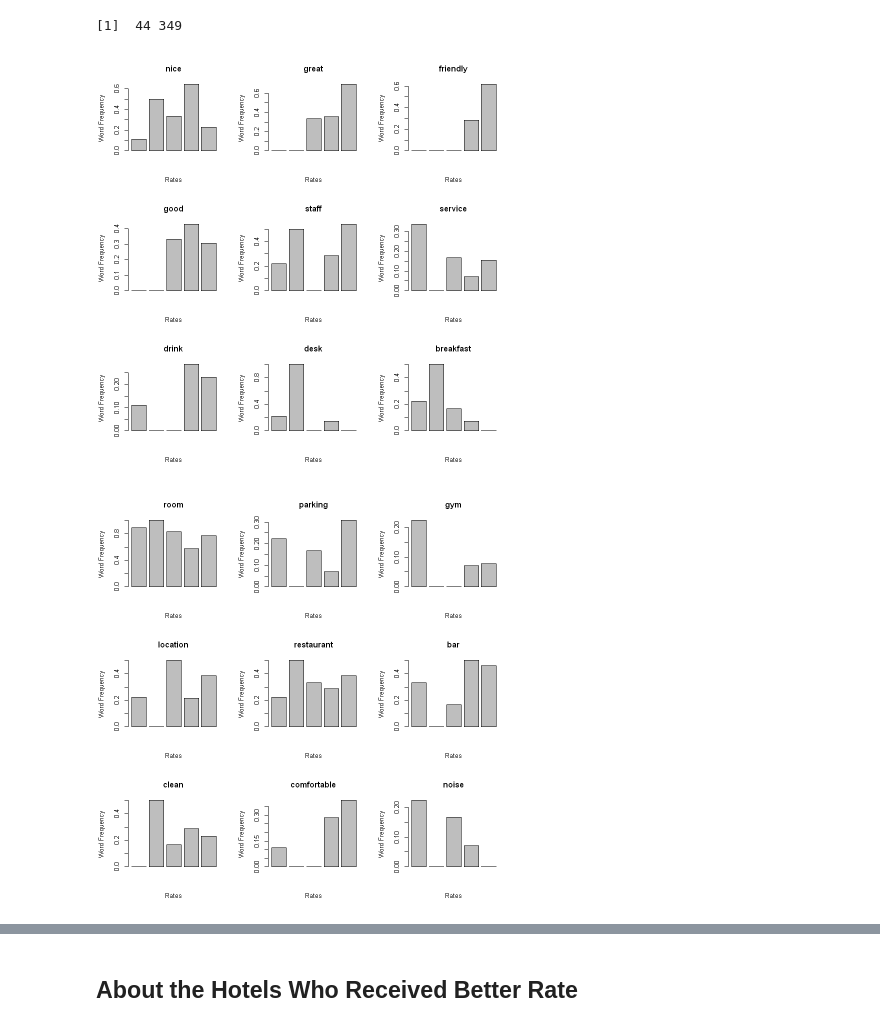
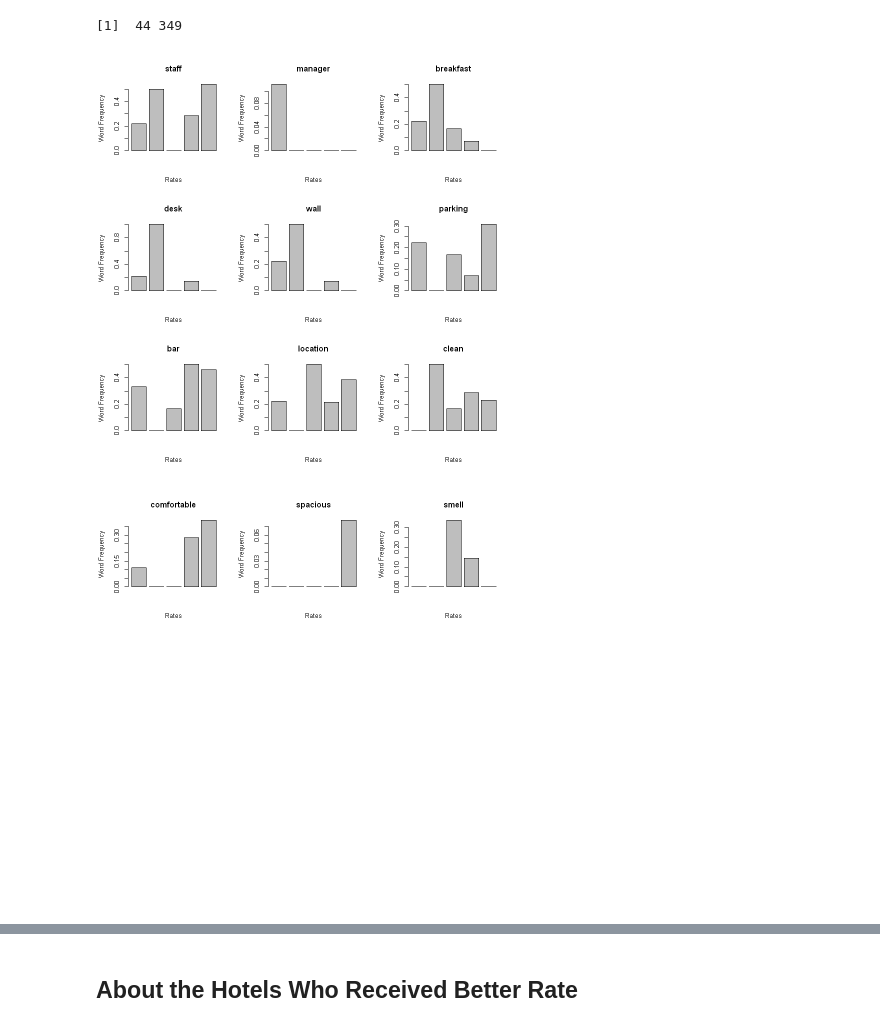
Before and after one commit to cocofreefarm/Module3, a Jupyter notebook: Analysis.ipynb, the cells around one changed output, grey strips where cells are left out. Drawn from its saved outputs; the diff is of its cells as text; code cells hidden in the pictures.

```diff
--- a/Analysis.ipynb
+++ b/Analysis.ipynb
@@ -744,29 +751,21 @@ barplot(Frequency, xlab = "Rates", ylab = "Word Frequency", main=ind)
 }
 # %%
 par(mfrow=c(3,3))
-word.ac.frequency("nice")
-word.ac.frequency("great")
-word.ac.frequency("friendly")
-word.ac.frequency("good")
+word.ac.frequency("staff")
+word.ac.frequency("manager")
+word.ac.frequency("breakfast")
+word.ac.frequency("desk")
 
-word.ac.frequency("staff")
-word.ac.frequency("service")
-word.ac.frequency("drink")
-word.ac.frequency("desk")
-word.ac.frequency("breakfast")
+word.ac.frequency("wall")
+word.ac.frequency("parking")
 
-word.ac.frequency("room")
-word.ac.frequency("parking")
-word.ac.frequency("gym")
-
+word.ac.frequency("bar")
 word.ac.frequency("location")
-word.ac.frequency("restaurant")
-word.ac.frequency("bar")
 
 word.ac.frequency("clean")
 word.ac.frequency("comfortable")
-word.ac.frequency("noise")
-word.ac.frequency("modern")
+word.ac.frequency("spacious")
+word.ac.frequency("smell")
 # %% [output]
-[figure, old version]
+[figure, new version]
-[figure, old version]
+[figure, new version]
```
Also changed, not shown: parts of 6 cells of this notebook.
